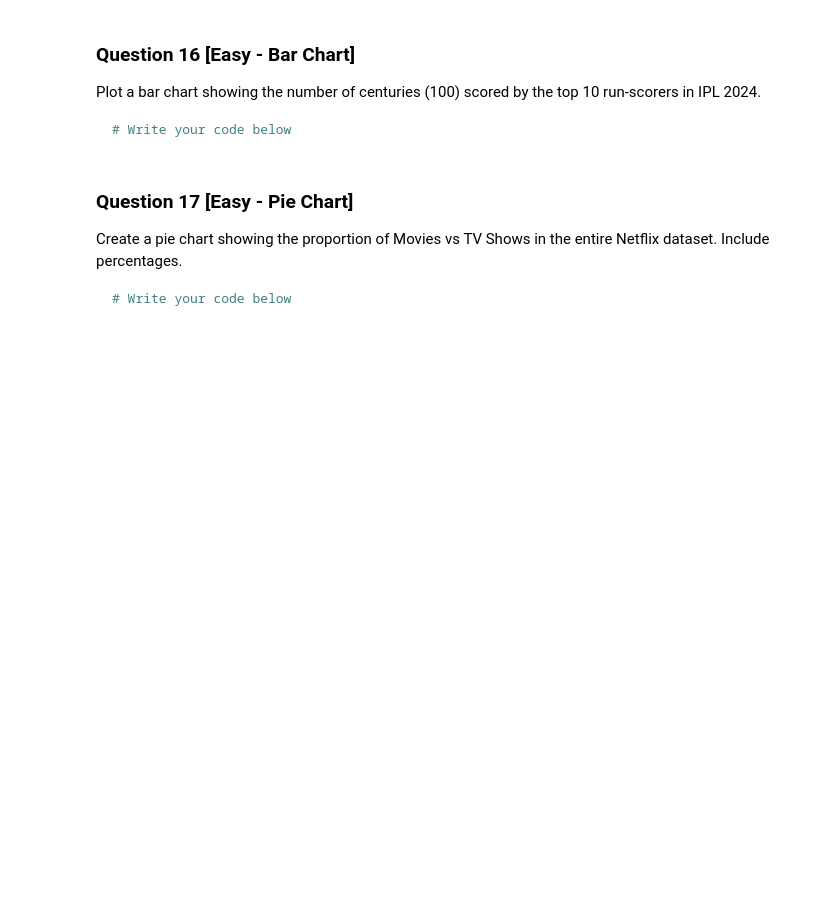
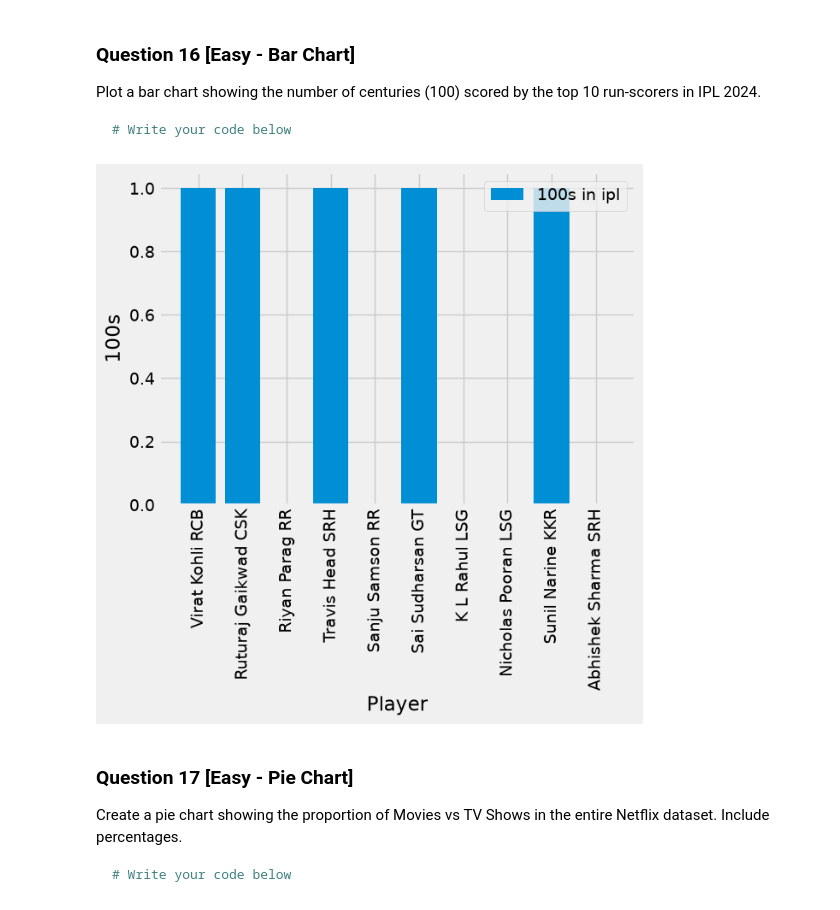
Before and after one commit to Harshit-kumar38/100-Matplotlib-Problems, a Jupyter notebook: Matplotlib_100_solutions.ipynb, the cells around one changed output. Cells and saved outputs as stored; diff of their text form; code cells hidden in the pictures; blank space fills up the shorter version.

````diff
--- a/Matplotlib_100_solutions.ipynb
+++ b/Matplotlib_100_solutions.ipynb
@@ -308,6 +308,16 @@ Plot a bar chart showing the number of centuries (100) scored by the top 10 run-
 ```python
 # Write your code below
 ```
+# %%
+top_10=ipl.sort_values('Runs',ascending=False).head(10)
+plt.bar(top_10['Player'],top_10['100'],label='100s in ipl')
+plt.xlabel('Player')
+plt.ylabel('100s')
+plt.legend()
+plt.xticks(rotation=90)
+plt.show()
+# %% [output]
+[figure, added]
 # %% [markdown]
 ### Question 17 [Easy - Pie Chart]
 Create a pie chart showing the proportion of Movies vs TV Shows in the entire Netflix dataset. Include percentages.
````
Also changed, not shown: parts of 4 cells of this notebook.
